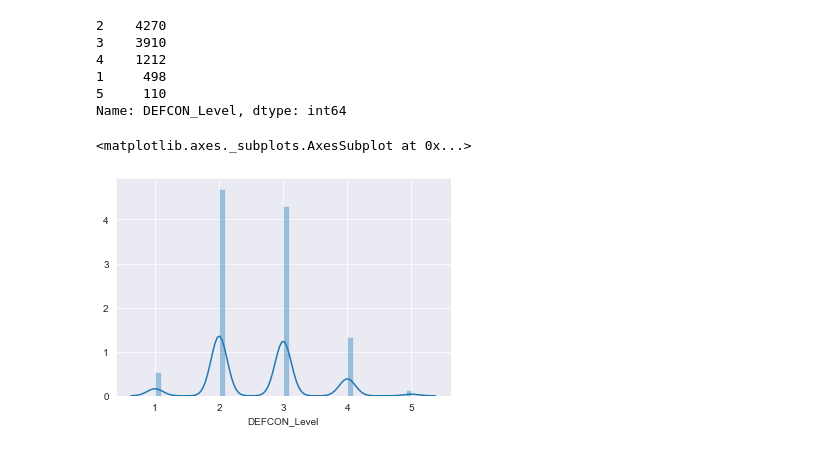
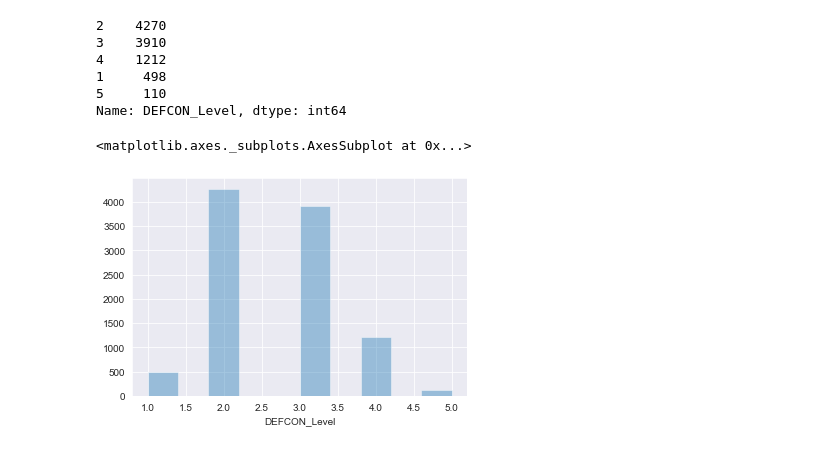
Before and after one commit to EdwinWalela/Datascience-and-Machine-Learning, a Jupyter notebook: DEFCON/Data analysis.ipynb, the cells around one changed output. Cells and saved outputs as stored; diff of their text form; code cells hidden in the pictures.

```diff
--- a/DEFCON/Data analysis.ipynb
+++ b/DEFCON/Data analysis.ipynb
@@ -67,7 +67,7 @@ train_data['DEFCON_Level'].value_counts()
 5     110
 Name: DEFCON_Level, dtype: int64
 # %%
-sns.distplot(train_data['DEFCON_Level'])
+sns.distplot(train_data['DEFCON_Level'],bins=10,kde=False)
 # %% [output]
 <matplotlib.axes._subplots.AxesSubplot at 0x...>
-[figure, old version]
+[figure, new version]
```
Also changed, not shown: parts of 25 cells of this notebook.
